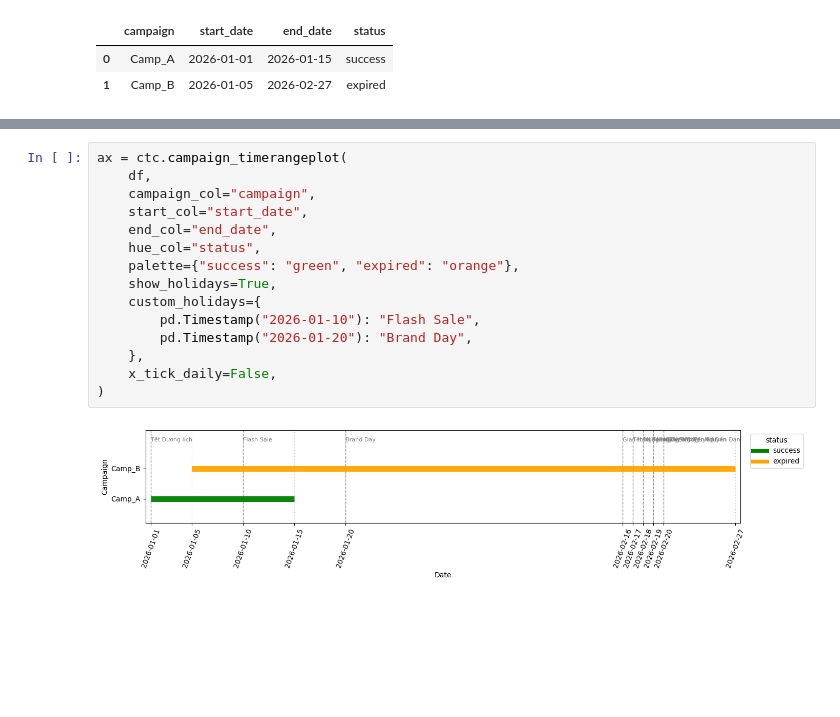
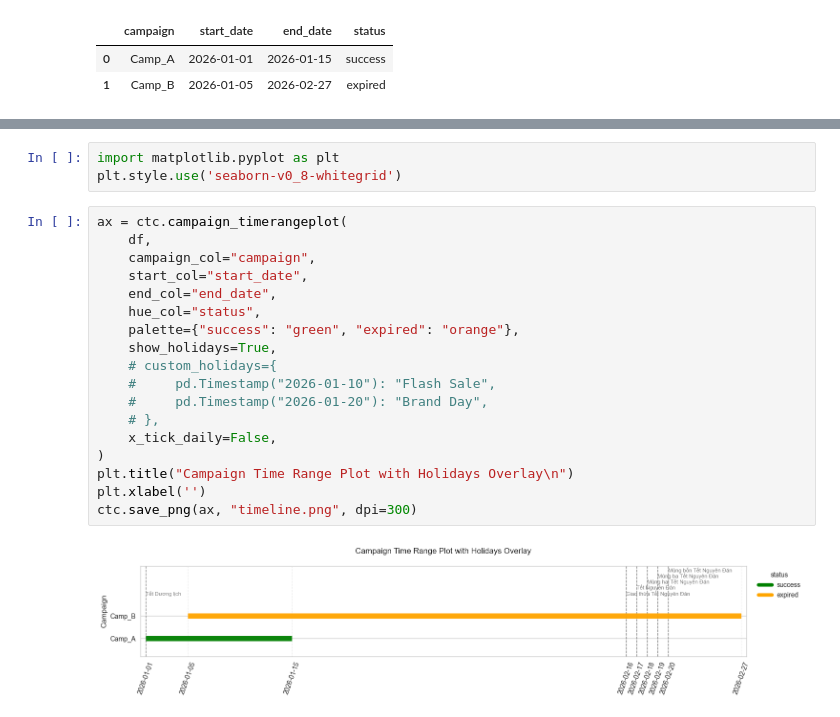
Before and after one commit to tamtridung/campaign_timerange_chart, a Jupyter notebook: test.ipynb, the cells around one changed output, grey strips where cells are left out. Cells and saved outputs as stored; diff of their text form; blank space fills up the shorter version.

Commit message:
fix: holiday names be overlayed

```diff
--- a/test.ipynb
+++ b/test.ipynb
@@ -26,17 +46,23 @@ df
+# %%
+import matplotlib.pyplot as plt
+plt.style.use('seaborn-v0_8-whitegrid')
 # %%
 ax = ctc.campaign_timerangeplot(
     df,
     campaign_col="campaign",
     start_col="start_date",
     end_col="end_date",
     hue_col="status",
     palette={"success": "green", "expired": "orange"},
     show_holidays=True,
-    custom_holidays={
-        pd.Timestamp("2026-01-10"): "Flash Sale",
-        pd.Timestamp("2026-01-20"): "Brand Day",
-    },
+    # custom_holidays={
+    #     pd.Timestamp("2026-01-10"): "Flash Sale",
+    #     pd.Timestamp("2026-01-20"): "Brand Day",
+    # },
     x_tick_daily=False,
 )
+plt.title("Campaign Time Range Plot with Holidays Overlay\n")
+plt.xlabel('')
+ctc.save_png(ax, "timeline.png", dpi=300)
 # %% [output]
-[figure, old version]
+[figure, new version]
```
Also changed, not shown: parts of 1 cell of this notebook, 3 other files.
